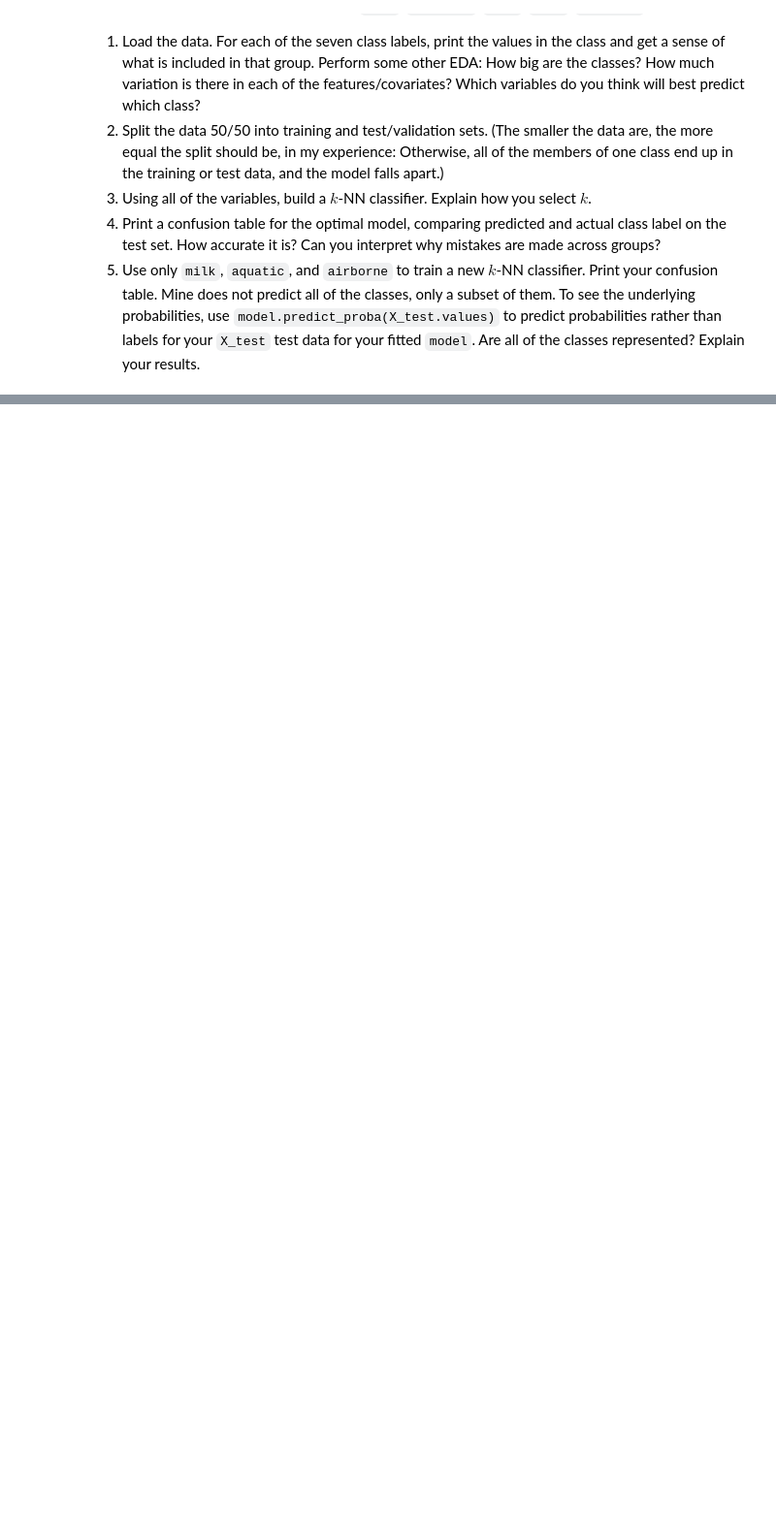
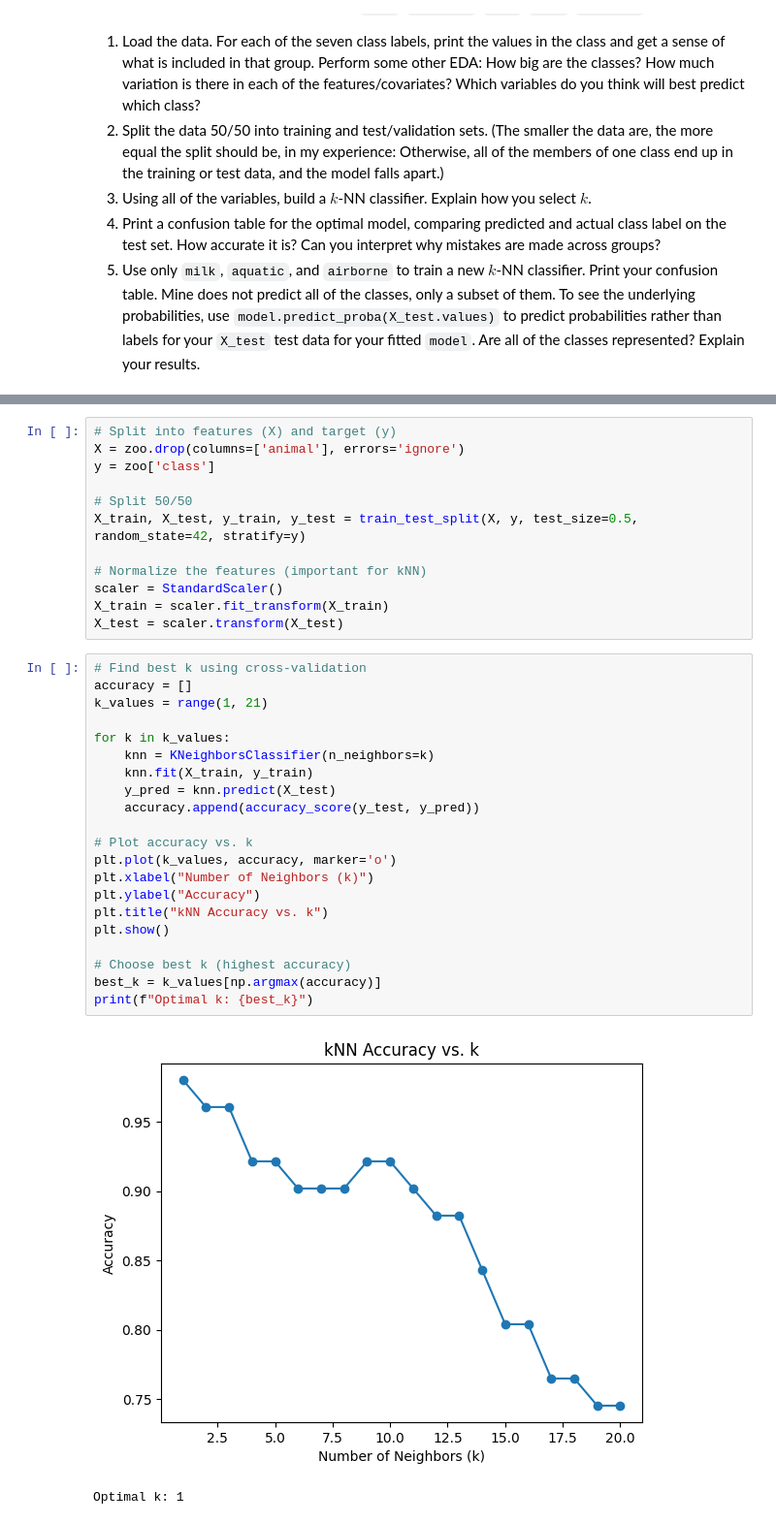
Before and after one commit to corinnefog/knn, a Jupyter notebook: assignment/assignment_knn.ipynb, the cells around one changed output, grey strips where cells are left out. Shown at 97% size. Saved outputs shown, nothing was run; the diff lists cells and outputs as text; blank space fills up the shorter version.

```diff
--- a/assignment/assignment_knn.ipynb
+++ b/assignment/assignment_knn.ipynb
@@ -55,0 +180,36 @@ zoo.head()
+# %%
+# Split into features (X) and target (y)
+X = zoo.drop(columns=['animal'], errors='ignore')
+y = zoo['class']
+
+# Split 50/50
+X_train, X_test, y_train, y_test = train_test_split(X, y, test_size=0.5, random_state=42, stratify=y)
+
+# Normalize the features (important for kNN)
+scaler = StandardScaler()
+X_train = scaler.fit_transform(X_train)
+X_test = scaler.transform(X_test)
+# %%
+# Find best k using cross-validation
+accuracy = []
+k_values = range(1, 21)
+
+for k in k_values:
+    knn = KNeighborsClassifier(n_neighbors=k)
+    knn.fit(X_train, y_train)
+    y_pred = knn.predict(X_test)
+    accuracy.append(accuracy_score(y_test, y_pred))
+
+# Plot accuracy vs. k
+plt.plot(k_values, accuracy, marker='o')
+plt.xlabel("Number of Neighbors (k)")
+plt.ylabel("Accuracy")
+plt.title("kNN Accuracy vs. k")
+plt.show()
+
+# Choose best k (highest accuracy)
+best_k = k_values[np.argmax(accuracy)]
+print(f"Optimal k: {best_k}")
+# %% [output]
+[figure, added]
+Optimal k: 1
```
Also changed, not shown: parts of 10 cells of this notebook.
